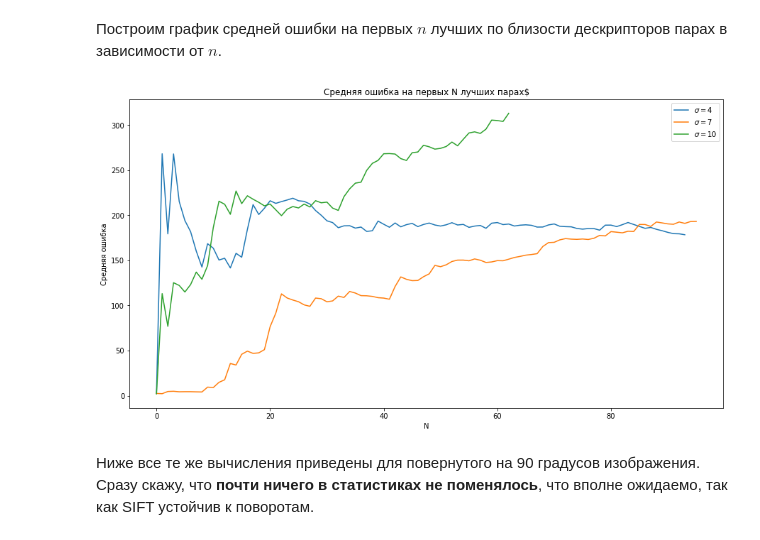
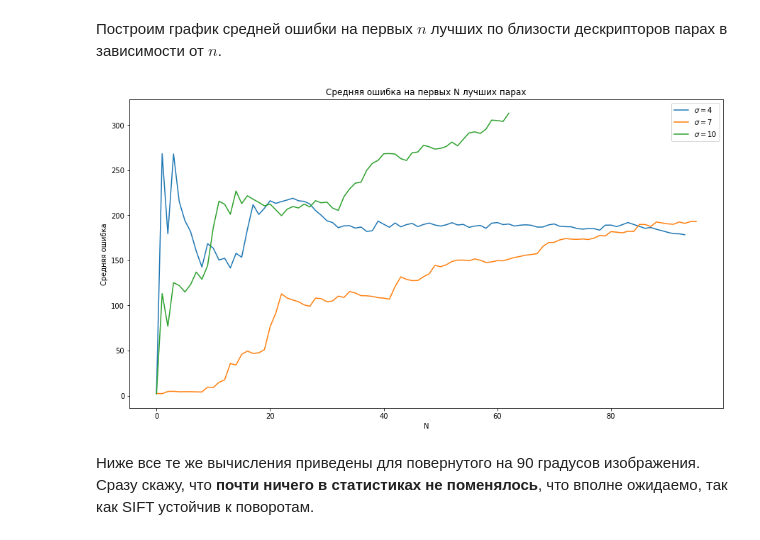
Before and after one commit to valkon29/innprac, a Jupyter notebook: notebook.ipynb, the cells around one changed output. Cells and saved outputs as stored; diff of their text form; code cells hidden in the pictures.

```diff
--- a/notebook.ipynb
+++ b/notebook.ipynb
@@ -303,18 +279,0 @@ def get_mist(sigma, N, X, Y):
-# %%
-sigmas = [4, 7, 10]
-legend = []
-
-plt.figure(figsize=(15, 8))
-for sigma in sigmas:
-    mist = get_mist(sigma, 100, X, Y)
-    cum_av_mist = np.cumsum(mist) / (np.arange(len(mist)) + 1)
-    legend.append(fr"$\sigma=${sigma}")
-    plt.plot(cum_av_mist)
-
-plt.xlabel('N')
-plt.ylabel('Средняя ошибка')
-plt.title('Средняя ошибка на первых N лучших парах c ')
-plt.legend(legend)
-plt.show()
-# %% [output]
-[figure, removed]
@@ -321,3 +312,21 @@ plt.show()
+# %%
+sigmas = [4, 7, 10]
+legend = []
+
+plt.figure(figsize=(15, 8))
+for sigma in sigmas:
+    mist = get_mist(sigma, 100, X, Y)
+    cum_av_mist = np.cumsum(mist) / (np.arange(len(mist)) + 1)
+    legend.append(fr"$\sigma=${sigma}")
+    plt.plot(cum_av_mist)
+
+plt.xlabel('N')
+plt.ylabel('Средняя ошибка')
+plt.title('Средняя ошибка на первых N лучших парах')
+plt.legend(legend)
+plt.show()
+# %% [output]
+[figure, added]
 # %% [markdown]
 Ниже все те же вычисления приведены для повернутого на 90 градусов изображения. Сразу скажу, что __почти ничего в статистиках не поменялось__, что вполне ожидаемо, так как SIFT устойчив к поворотам.
 # %%
```
Also changed, not shown: parts of 13 cells of this notebook.
